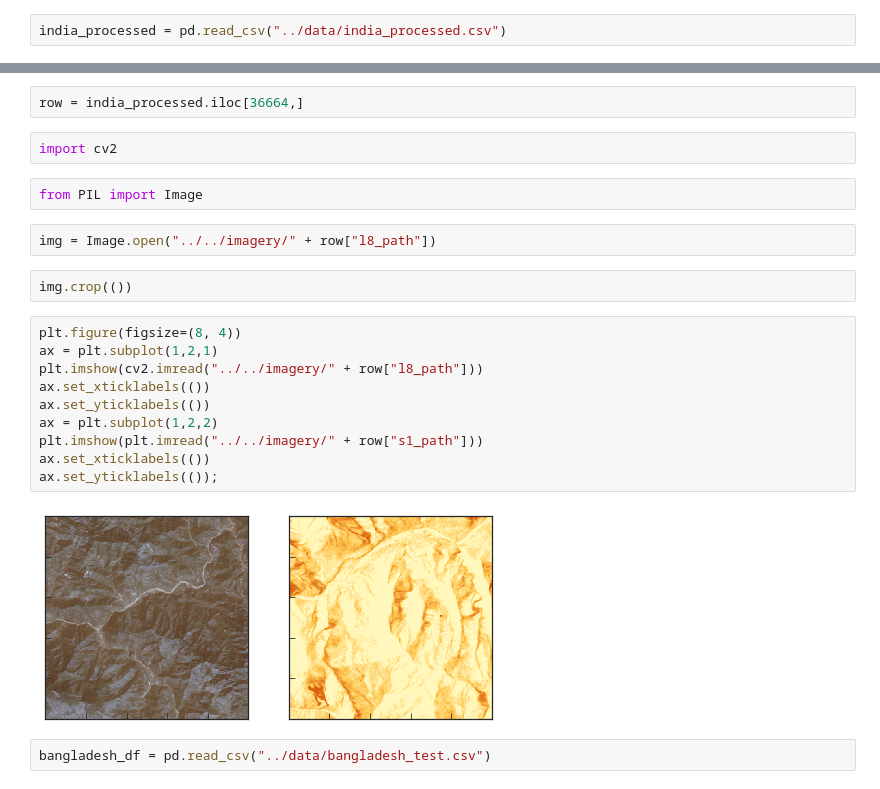
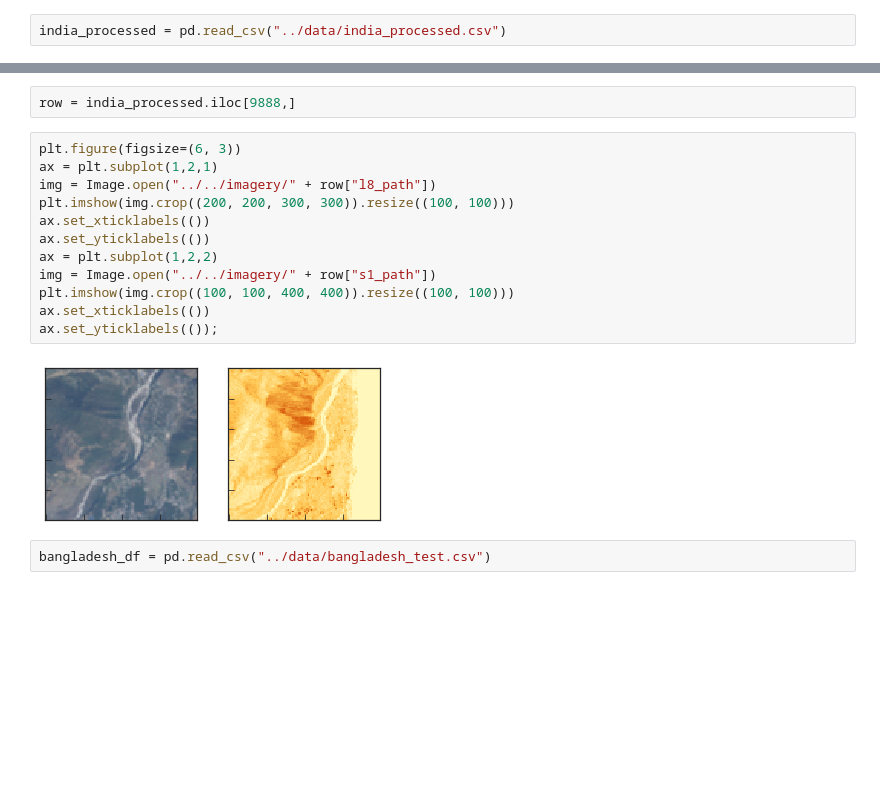
Before and after one commit to chrisyeh96/india-poverty, a Jupyter notebook: results/results.ipynb, the cells around one changed output, grey strips where cells are left out. Cells and saved outputs as stored; diff of their text form; blank space fills up the shorter version.

```diff
--- a/results/results.ipynb
+++ b/results/results.ipynb
@@ -317,26 +352,20 @@ india_processed["secc_cons_per_cap_scaled"].sample(15)
 Name: secc_cons_per_cap_scaled, dtype: float64
 # %%
-row = india_processed.iloc[36664,]
+row = india_processed.iloc[9888,]
-# %%
-import cv2
-# %%
-from PIL import Image
-# %%
-img = Image.open("../../imagery/" + row["l8_path"])
-# %%
-img.crop(())
 # %%
-plt.figure(figsize=(8, 4))
+plt.figure(figsize=(6, 3))
 ax = plt.subplot(1,2,1)
-plt.imshow(cv2.imread("../../imagery/" + row["l8_path"]))
+img = Image.open("../../imagery/" + row["l8_path"])
+plt.imshow(img.crop((200, 200, 300, 300)).resize((100, 100)))
 ax.set_xticklabels(())
 ax.set_yticklabels(())
 ax = plt.subplot(1,2,2)
-plt.imshow(plt.imread("../../imagery/" + row["s1_path"]))
+img = Image.open("../../imagery/" + row["s1_path"])
+plt.imshow(img.crop((100, 100, 400, 400)).resize((100, 100)))
 ax.set_xticklabels(())
 ax.set_yticklabels(());
 # %% [output]
-[figure, old version]
+[figure, new version]
 # %%
 bangladesh_df = pd.read_csv("../data/bangladesh_test.csv")
 # %%
```
Also changed, not shown: parts of 22 cells of this notebook, 5 other files.
